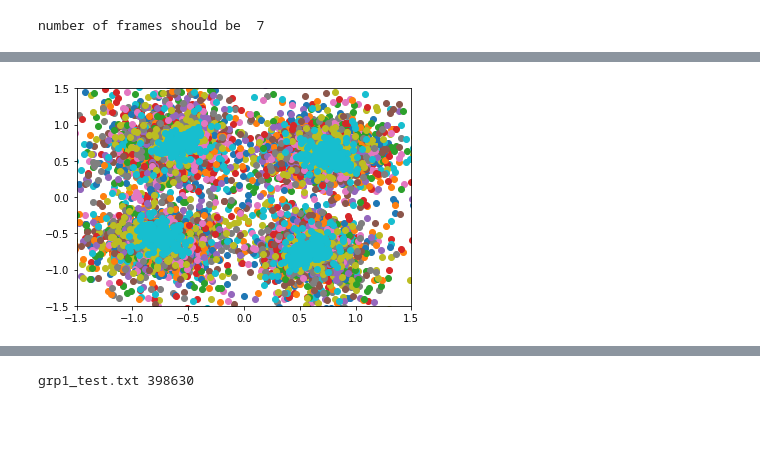
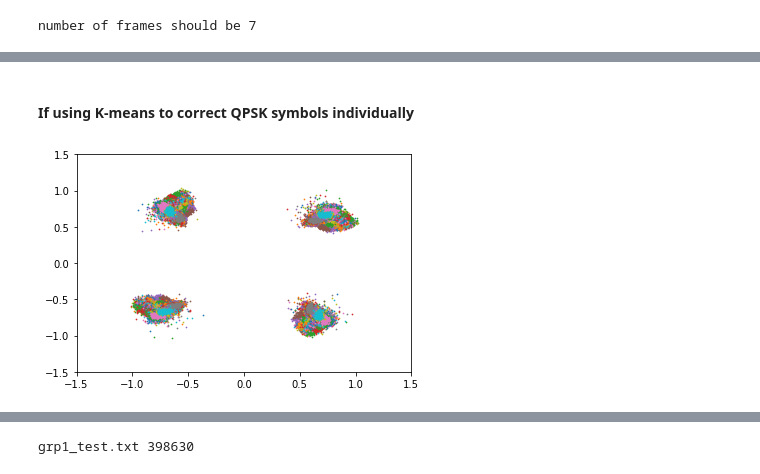
Before and after one commit to kaijunge/CleanNoise_GF3, a Jupyter notebook: CleanNoise Audio Modem.ipynb, the cells around one changed output, grey strips where cells are left out. Cells and saved outputs as stored; diff of their text form; code cells hidden in the pictures; blank space fills up the shorter version.

```diff
--- a/CleanNoise Audio Modem.ipynb
+++ b/CleanNoise Audio Modem.ipynb
@@ -79,3 +87,22 @@ rand_for_xor = (rand_binary * math.ceil(data_binary_len/bits_in_ofdm_symbol))[0:
 
 # XOR the coded binary sequence
 coded_binary = xor(binary, rand_for_xor)
+# %%
+'''# channel to log-likelihood ratios
+def ch2llr(ch, sigma2):
+    return 2.0/sigma2*ch
+
+# select decoding algorythm
+algorythm = 'sumprod'
+mycode = ldpc.code()
+K = mycode.K
+# need binary as array
+binary = np.array(list(binary), dtype=int)
+# preallocate
+codeword = np.zeros(len(binary)*2)
+# encode
+for i in range(len(binary)//K):
+    codeword[i*K*2:(i+1)*K*2] = mycode.encode(binary[i*K:(i+1)*K])
+# turn to binary string
+binary_codeword = ''.join(str(int(x)) for x in codeword)
+print(binary_codeword[:100])'''
@@ -157,10 +182,12 @@ playing
 # Receiver
 # %%
 # Import the recorded signal
-y = audioDataFromFile('Wav_Files/recording.wav')
+#y = audioDataFromFile('Wav_Files/challenge2_good_channel1.wav')
+y = audioDataFromFile('Wav_Files/Challenges/group_1_easy.wav')
+
 
 # Find the first chirp and return the signal from just before that chirp
 y_signal = detect_chirps(y, chirp_signal, 60)
 
-plot_y(y)
-plot_y(y_signal, f =1)
+#plot_y(y)
+#plot_y(y_signal, f =1)
@@ -181,7 +244,7 @@ number of frames should be  7
 
 stable_phase_start = 200     # where we estimate the "stable region" of the phase to start
 stable_phase_length = 400    # how long the stable region continues for
-plot = True                # display plots or not
+plot = False                 # display plots or not
 
 #################################################################################################
 
@@ -229,6 +292,11 @@ for i in range(frame_count):
     param = np.polyfit(p,q,1)
     grad = param[0]
 
+    ##############
+    ###### if you want to only use K-Means
+    #grad = 0
+    ##############
+
     # Organise all the data symbols in the frame into chunks of 2047 frequency bins
     # Also perform phase correction using the gradient of the linear phase added due to the frequency mismatch
     sliced_data = sliceDataContent_std(TF_start, TF_end, remaining, CP-guard, N, CP, frame_data_length, grad, CE_repeat)
@@ -247,7 +315,7 @@ for i in range(frame_count):
 
 
     # plotting stuff for debug purposes
-    if plot:
+    if plot: # and i > 16 and i < 21:
 
         plot_y(difference[stable_phase_start:stable_phase_length + stable_phase_start], f = i+100, title = "difference " + str(i+1))
         plot_y(angle_start, f = i, title = "Phase of positive frequencies. Frame " + str(i+1))
@@ -261,6 +329,9 @@ for i in range(frame_count):
         plot_y(abs(np.array(TF_start))[:2048], f=i+2000, title = "Linear magnitude plot. Frame " + str(i+1))
 
 
+    if i == 20:
+        pass #break
+
 
 print("Data slicing complete")
 # %% [output]
@@ -292,0 +353,2 @@ Data slicing complete
+# %% [markdown]
+#### If using K-means to correct QPSK symbols individually
@@ -293,21 +426,21 @@ Data slicing complete
 # %%
 # Plot constellations to see if they are sensible.
 
 
 # Set which OFDM symbol to view
-start = 10
-duration = 40
+start = 180*0
+duration = 180*1
 
 # display window size
 window = 1.5
 
 for i in range(duration):
 
     plot_res = np.array(freq_data[start+i])[100:1500]
-    plt.scatter(plot_res.real, plot_res.imag)
+    plt.scatter(plot_res.real, plot_res.imag, s = 0.5)
     plt.xlim(-1*window,window)
     plt.ylim(-1*window, window)
 # %% [output]
-[figure, old version]
+[figure, new version]
 # %%
 demodulated_data = demodVaryingModulation_std(np.concatenate(tuple(freq_data)), instruction, N)
```
Also changed, not shown: parts of 24 cells of this notebook, 8 other files.
